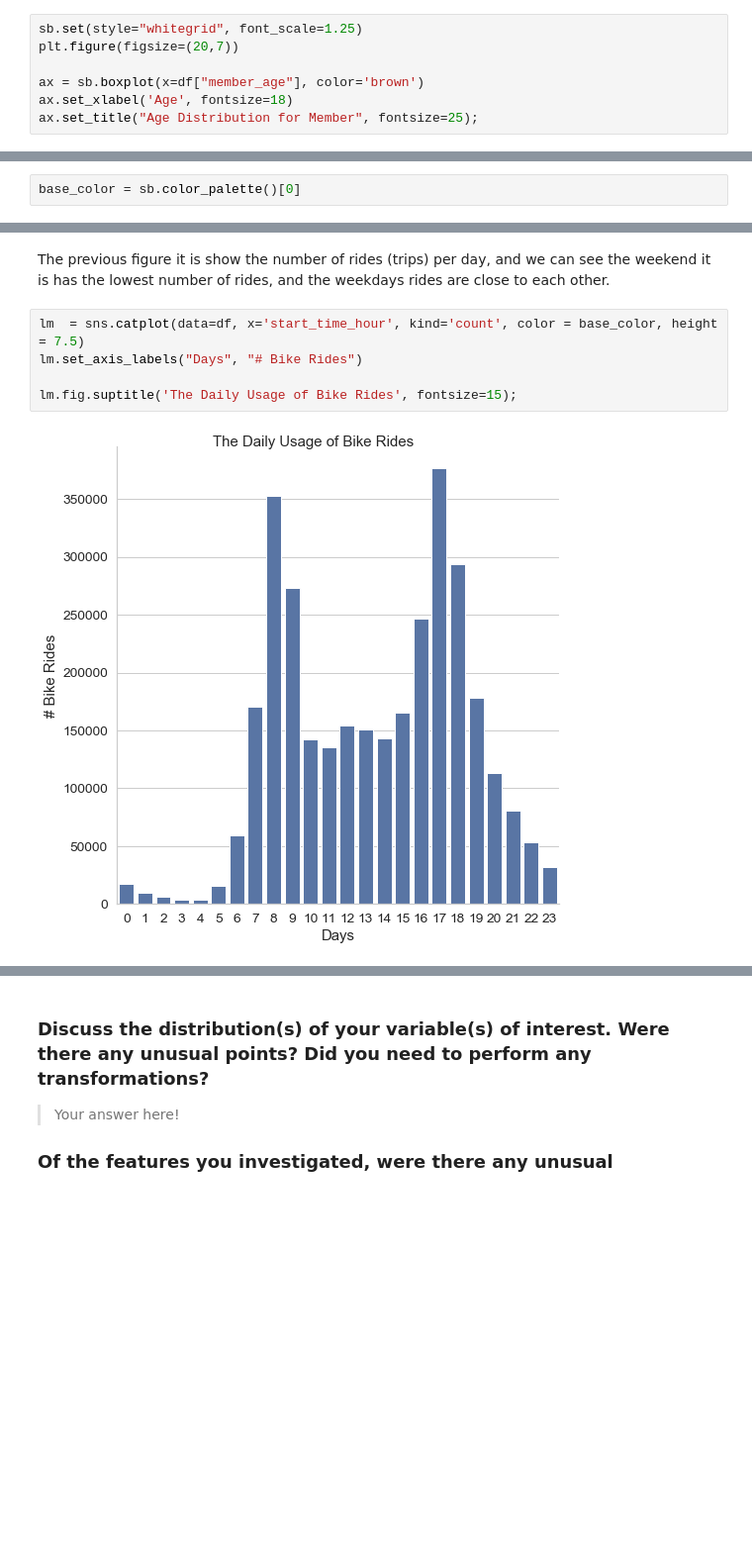
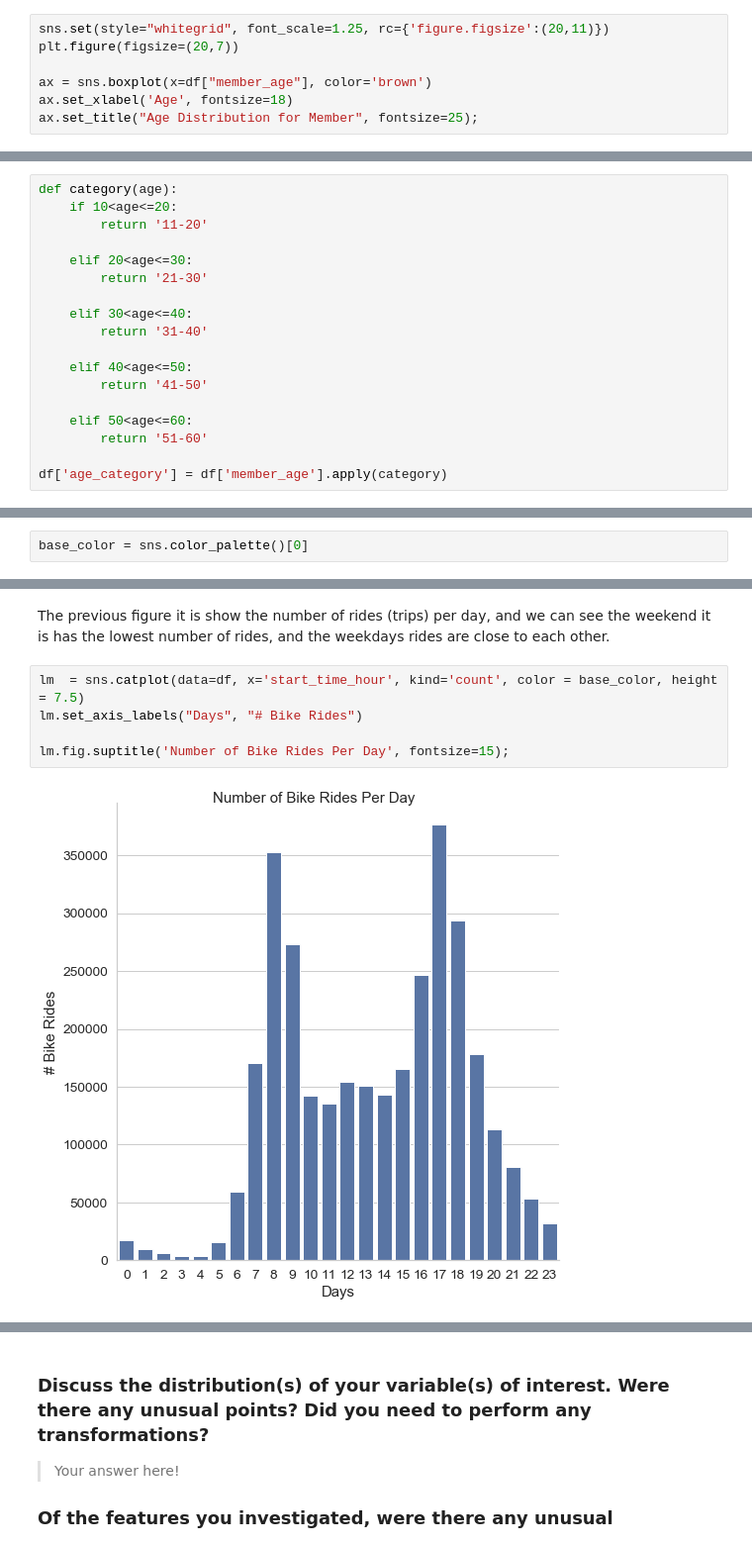
Before and after one commit to Alyahya-A/communicate-data-findings, a Jupyter notebook: communicate-data-findings-exploration.ipynb, the cells around one changed output, grey strips where cells are left out. Shown at 99% size. Cells and saved outputs as stored; diff of their text form; blank space fills up the shorter version.

```diff
--- a/communicate-data-findings-exploration.ipynb
+++ b/communicate-data-findings-exploration.ipynb
@@ -277,10 +278,10 @@ min      1.800000e+01
 max      1.410000e+02
 Name: member_age, dtype: float64
 # %%
-sb.set(style="whitegrid", font_scale=1.25)
+sns.set(style="whitegrid", font_scale=1.25, rc={'figure.figsize':(20,11)})
 plt.figure(figsize=(20,7))
 
-ax = sb.boxplot(x=df["member_age"], color='brown')
+ax = sns.boxplot(x=df["member_age"], color='brown')
 ax.set_xlabel('Age', fontsize=18)
 ax.set_title("Age Distribution for Member", fontsize=25);
 # %% [output]
@@ -289,0 +311,18 @@ df.drop(df[df.member_age > 60].index, inplace=True)
+# %%
+def category(age):
+    if 10<age<=20:
+        return '11-20'
+
+    elif 20<age<=30:
+        return '21-30'
+
+    elif 30<age<=40:
+        return '31-40'
+
+    elif 40<age<=50:
+        return '41-50'
+
+    elif 50<age<=60:
+        return '51-60'
+
+df['age_category'] = df['member_age'].apply(category)
@@ -437,7 +493,7 @@ The main features that I think will help me are start and end time, distance, la
 you see unusual points or outliers, take a deeper look to clean things up
 and prepare yourself to look at relationships between variables.
 # %%
-base_color = sb.color_palette()[0]
+base_color = sns.color_palette()[0]
 # %%
 lm  = sns.catplot(data=df, x='start_time_month', kind='count', color = base_color, height = 9)
 lm.set_axis_labels("Months", "# Bike Rides")
@@ -464,7 +520,7 @@ The previous figure it is show the number of rides (trips) per day, and we can s
 # %%
 lm  = sns.catplot(data=df, x='start_time_hour', kind='count', color = base_color, height = 7.5)
 lm.set_axis_labels("Days", "# Bike Rides")
 
-lm.fig.suptitle('The Daily Usage of Bike Rides', fontsize=15);
+lm.fig.suptitle('Number of Bike Rides Per Day', fontsize=15);
 # %% [output]
-[figure, old version]
+[figure, new version]
```
Also changed, not shown: parts of 24 cells of this notebook.
